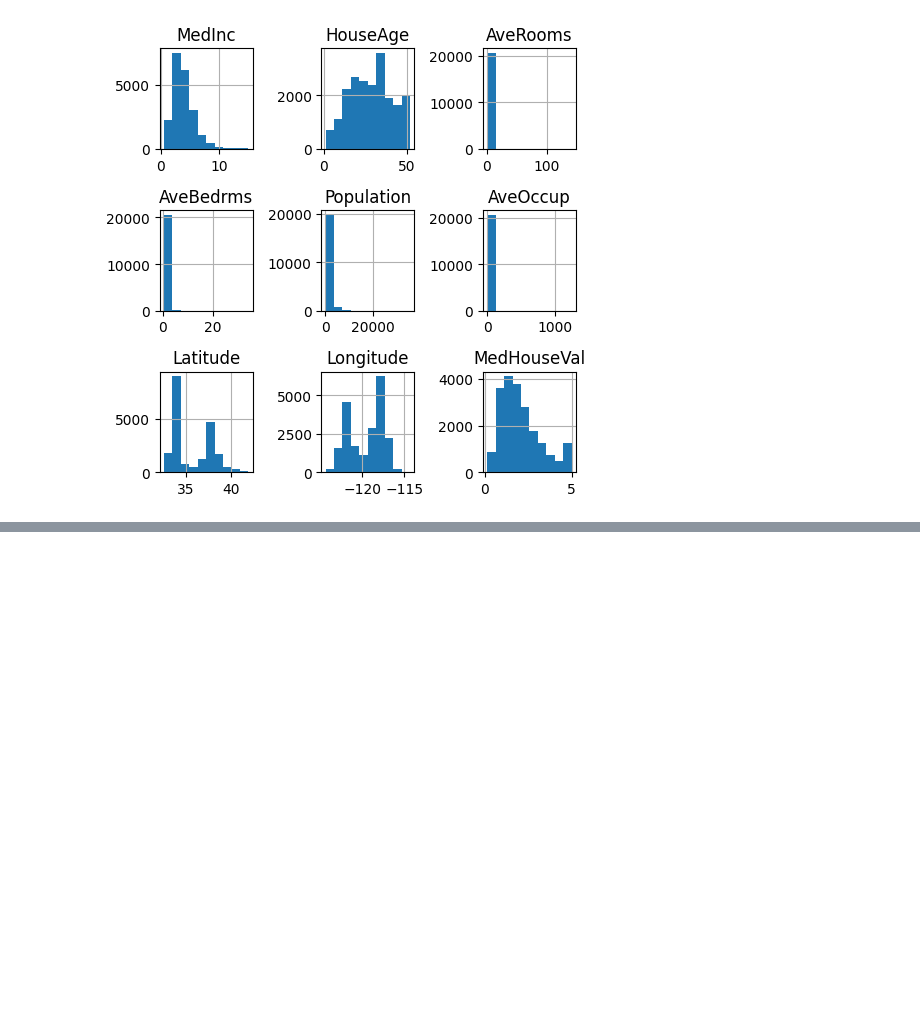
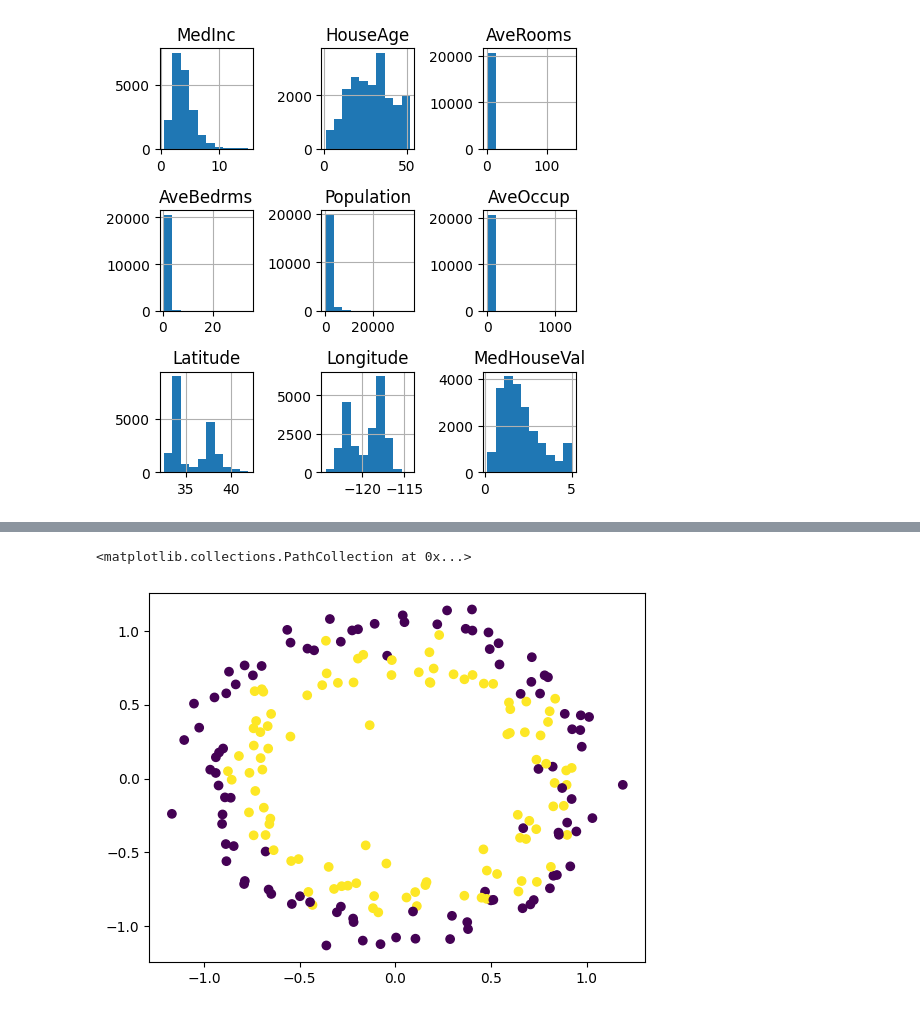
Before and after one commit to dev-2903/learning-sklearn, a Jupyter notebook: sklearn1.ipynb, the cells around one changed output, grey strips where cells are left out. Saved outputs shown, nothing was run; the diff lists cells and outputs as text; code cells hidden in the pictures; blank space fills up the shorter version.

```diff
--- a/sklearn1.ipynb
+++ b/sklearn1.ipynb
@@ -153,0 +214,6 @@ plt.tight_layout()
+# %%
+x1 , y1 = make_circles(n_samples=200,noise=0.1)
+plt.scatter(x1[:,0],x1[:,1],c=y1)
+# %% [output]
+<matplotlib.collections.PathCollection at 0x...>
+[figure, added]
```
Also changed, not shown: parts of 7 cells of this notebook.
